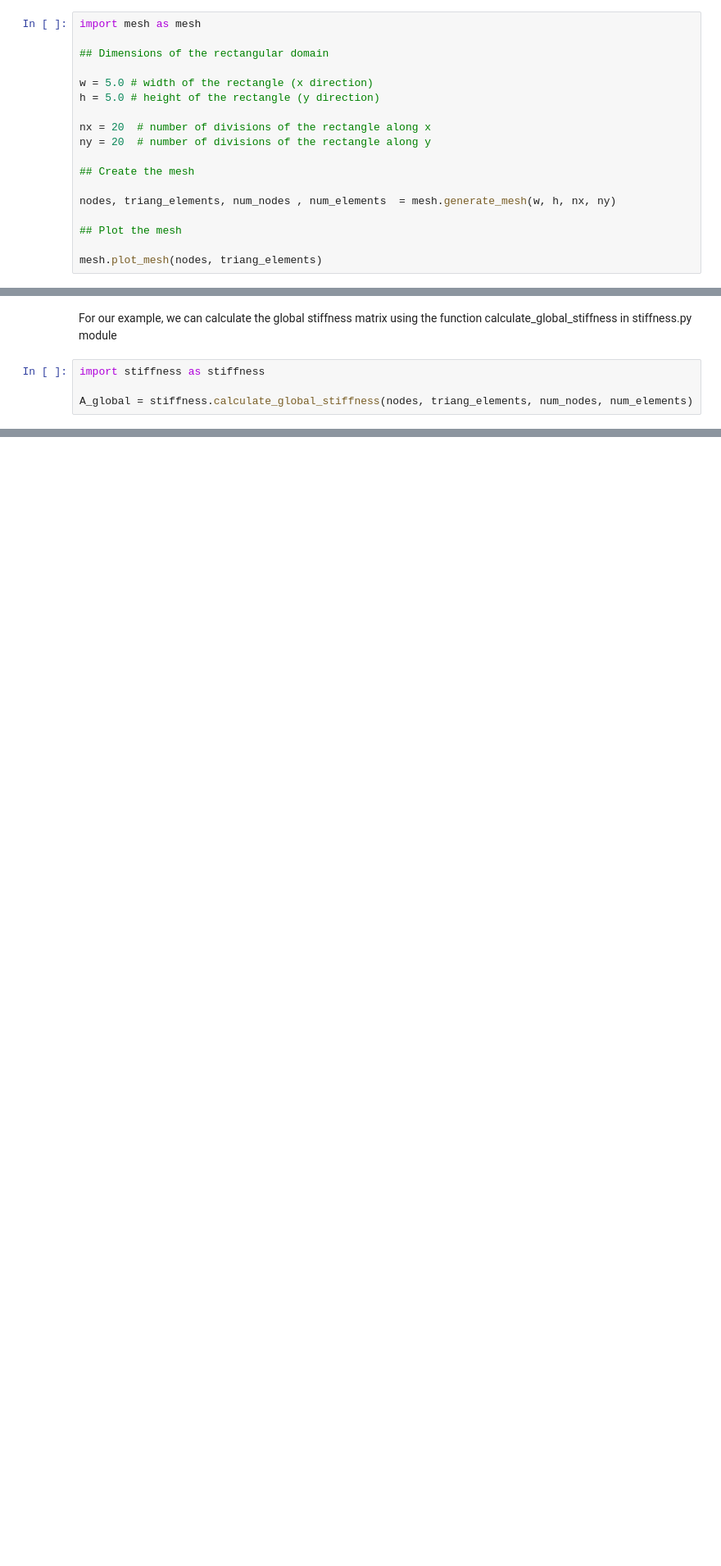
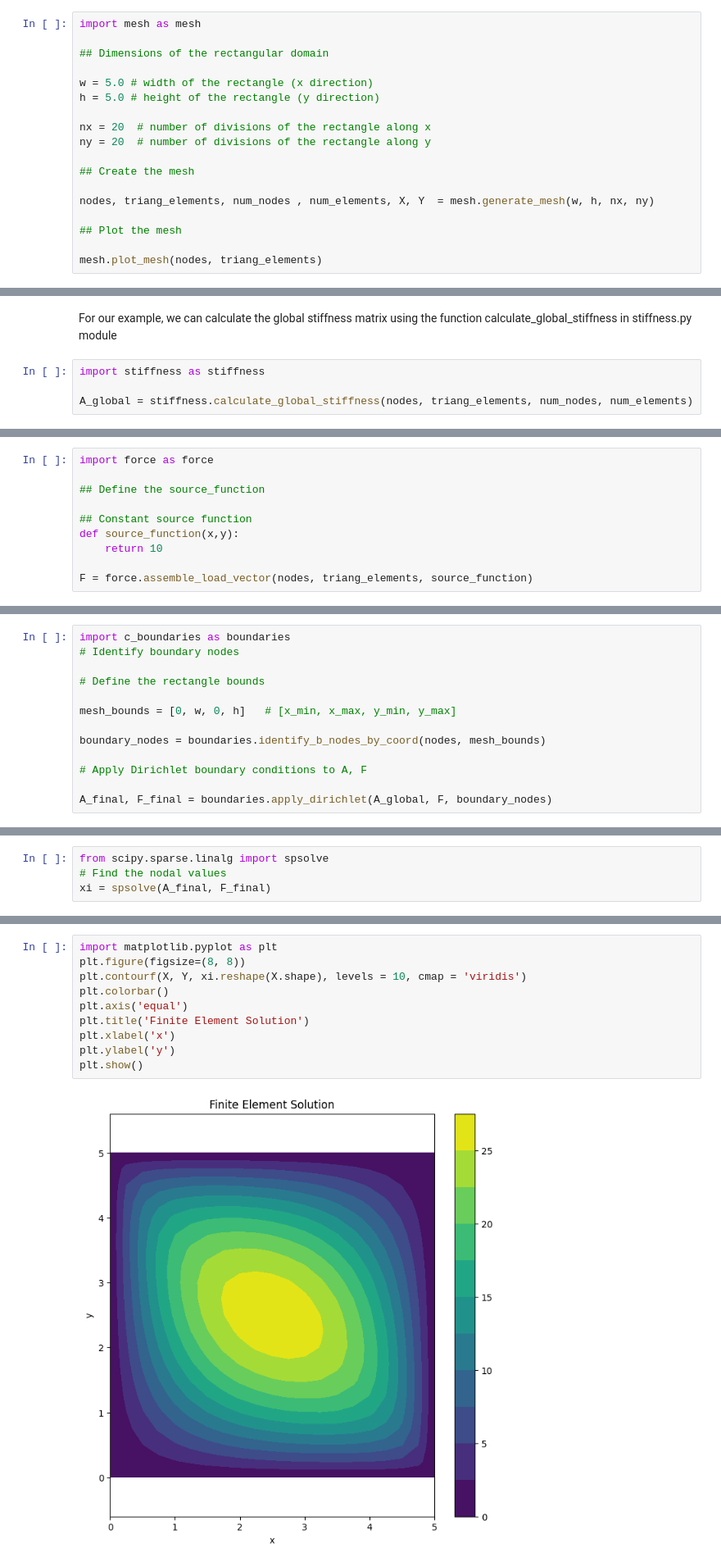
Before and after one commit to vats1703/Finite-Element-Methods, a Jupyter notebook: Implementation.ipynb, the cells around one changed output, grey strips where cells are left out. Shown at 82% size. Cells and saved outputs as stored; diff of their text form; blank space fills up the shorter version.

```diff
--- a/Implementation.ipynb
+++ b/Implementation.ipynb
@@ -133,7 +133,7 @@ ny = 20  # number of divisions of the rectangle along y
 
 ## Create the mesh
 
-nodes, triang_elements, num_nodes , num_elements  = mesh.generate_mesh(w, h, nx, ny)
+nodes, triang_elements, num_nodes , num_elements, X, Y  = mesh.generate_mesh(w, h, nx, ny)
 
 ## Plot the mesh
 
@@ -270,0 +294,10 @@ A_global = stiffness.calculate_global_stiffness(nodes, triang_elements, num_node
+# %%
+import force as force
+
+## Define the source_function
+
+## Constant source function
+def source_function(x,y):
+    return 10
+
+F = force.assemble_load_vector(nodes, triang_elements, source_function)
@@ -270,0 +308,13 @@ A_global = stiffness.calculate_global_stiffness(nodes, triang_elements, num_node
+# %%
+import c_boundaries as boundaries
+# Identify boundary nodes
+
+# Define the rectangle bounds
+
+mesh_bounds = [0, w, 0, h]   # [x_min, x_max, y_min, y_max]
+
+boundary_nodes = boundaries.identify_b_nodes_by_coord(nodes, mesh_bounds)
+
+# Apply Dirichlet boundary conditions to A, F
+
+A_final, F_final = boundaries.apply_dirichlet(A_global, F, boundary_nodes)
@@ -270,0 +325,4 @@ A_global = stiffness.calculate_global_stiffness(nodes, triang_elements, num_node
+# %%
+from scipy.sparse.linalg import spsolve
+# Find the nodal values
+xi = spsolve(A_final, F_final)
@@ -270,0 +331,12 @@ A_global = stiffness.calculate_global_stiffness(nodes, triang_elements, num_node
+# %%
+import matplotlib.pyplot as plt
+plt.figure(figsize=(8, 8))
+plt.contourf(X, Y, xi.reshape(X.shape), levels = 10, cmap = 'viridis')
+plt.colorbar()
+plt.axis('equal')
+plt.title('Finite Element Solution')
+plt.xlabel('x')
+plt.ylabel('y')
+plt.show()
+# %% [output]
+[figure, added]
```
Also changed, not shown: parts of 12 cells of this notebook, 4 other files.
